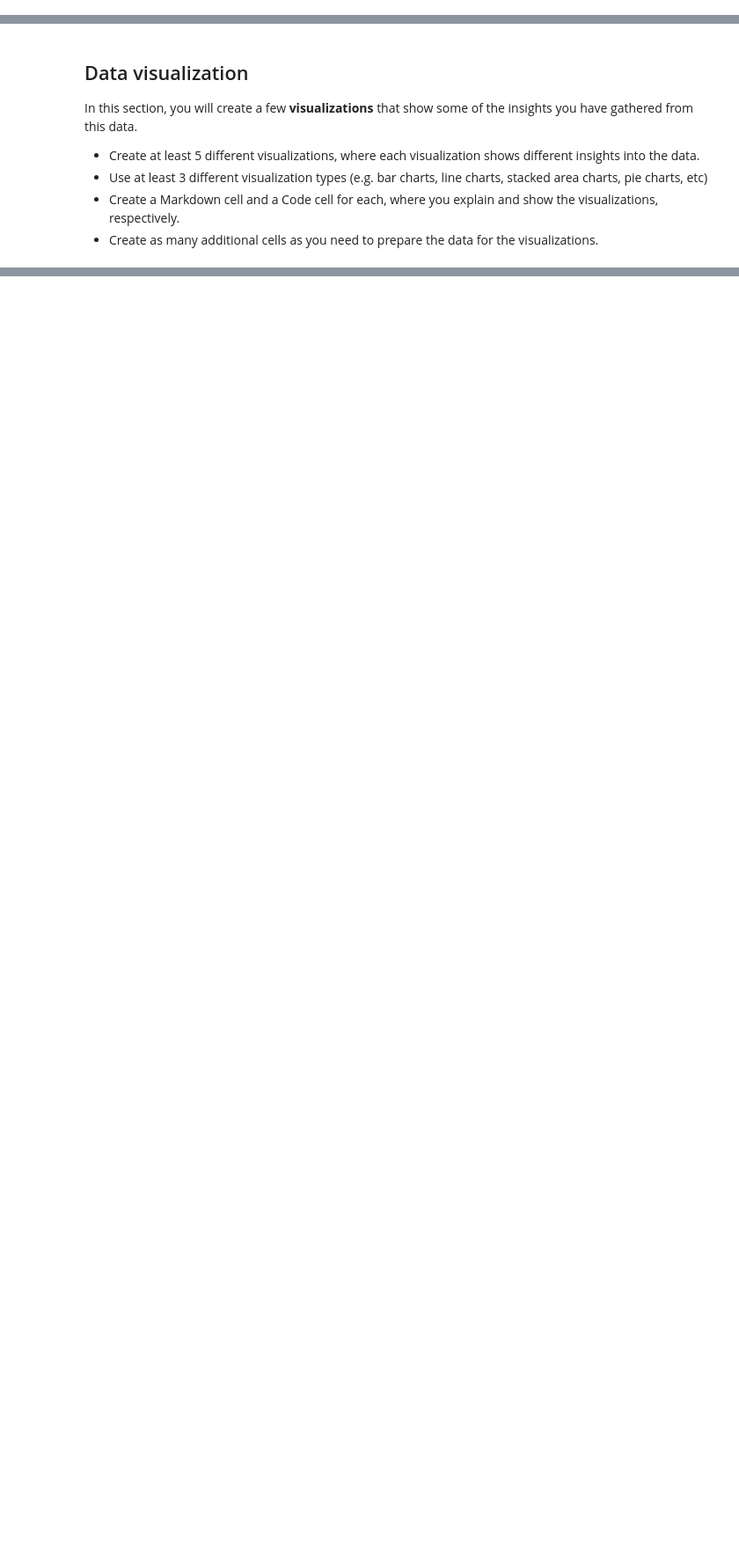
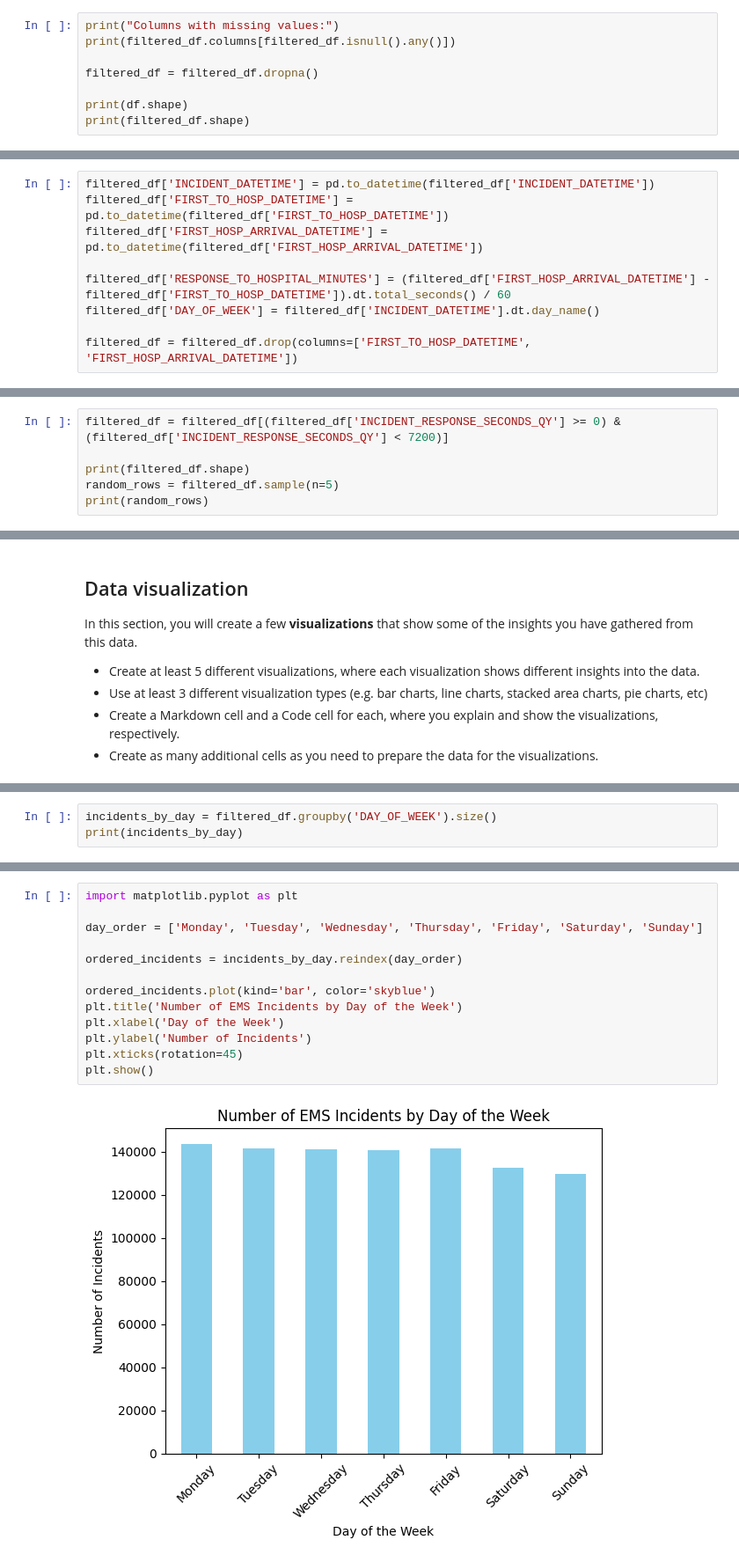
Before and after one commit to dbdesign-students-spring2024/8-pandas-exploration-sophiajiangyi, a Jupyter notebook: analysis.ipynb, the cells around one changed output, grey strips where cells are left out. Shown: that part at 88% size. Drawn from its saved outputs; the diff is of its cells as text; blank space fills up the shorter version.

```diff
--- a/analysis.ipynb
+++ b/analysis.ipynb
@@ -48,0 +156,8 @@ Place your **data munging** code and documentation within this section.
+# %%
+print("Columns with missing values:")
+print(filtered_df.columns[filtered_df.isnull().any()])
+
+filtered_df = filtered_df.dropna()
+
+print(df.shape)
+print(filtered_df.shape)
@@ -48,0 +175,9 @@ Place your **data munging** code and documentation within this section.
+# %%
+filtered_df['INCIDENT_DATETIME'] = pd.to_datetime(filtered_df['INCIDENT_DATETIME'])
+filtered_df['FIRST_TO_HOSP_DATETIME'] = pd.to_datetime(filtered_df['FIRST_TO_HOSP_DATETIME'])
+filtered_df['FIRST_HOSP_ARRIVAL_DATETIME'] = pd.to_datetime(filtered_df['FIRST_HOSP_ARRIVAL_DATETIME'])
+
+filtered_df['RESPONSE_TO_HOSPITAL_MINUTES'] = (filtered_df['FIRST_HOSP_ARRIVAL_DATETIME'] - filtered_df['FIRST_TO_HOSP_DATETIME']).dt.total_seconds() / 60
+filtered_df['DAY_OF_WEEK'] = filtered_df['INCIDENT_DATETIME'].dt.day_name()
+
+filtered_df = filtered_df.drop(columns=['FIRST_TO_HOSP_DATETIME', 'FIRST_HOSP_ARRIVAL_DATETIME'])
@@ -48,0 +186,6 @@ Place your **data munging** code and documentation within this section.
+# %%
+filtered_df = filtered_df[(filtered_df['INCIDENT_RESPONSE_SECONDS_QY'] >= 0) & (filtered_df['INCIDENT_RESPONSE_SECONDS_QY'] < 7200)]
+
+print(filtered_df.shape)
+random_rows = filtered_df.sample(n=5)
+print(random_rows)
@@ -65,0 +234,3 @@ In this section, you will create a few **visualizations** that show some of the
+# %%
+incidents_by_day = filtered_df.groupby('DAY_OF_WEEK').size()
+print(incidents_by_day)
@@ -65,0 +247,15 @@ In this section, you will create a few **visualizations** that show some of the
+# %%
+import matplotlib.pyplot as plt
+
+day_order = ['Monday', 'Tuesday', 'Wednesday', 'Thursday', 'Friday', 'Saturday', 'Sunday']
+
+ordered_incidents = incidents_by_day.reindex(day_order)
+
+ordered_incidents.plot(kind='bar', color='skyblue')
+plt.title('Number of EMS Incidents by Day of the Week')
+plt.xlabel('Day of the Week')
+plt.ylabel('Number of Incidents')
+plt.xticks(rotation=45)
+plt.show()
+# %% [output]
+[figure, added]
```
Also changed, not shown: parts of 41 cells of this notebook.
